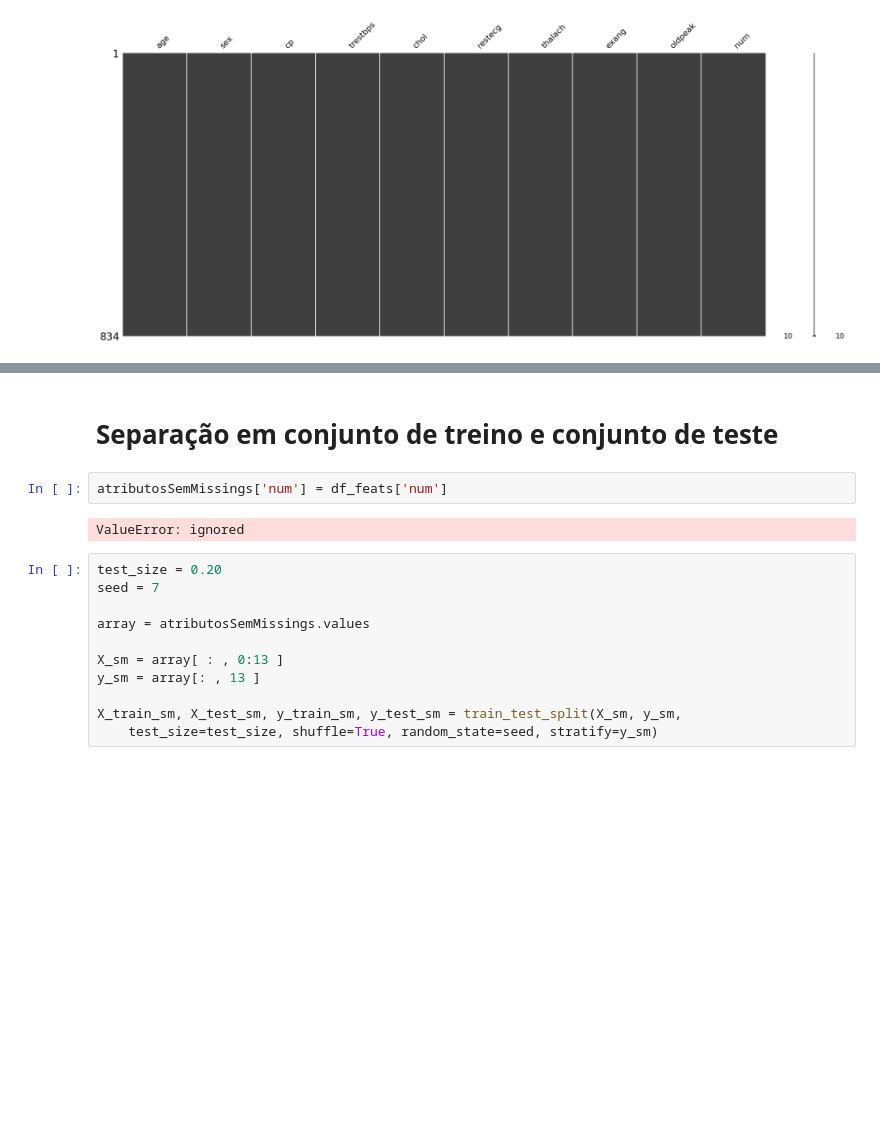
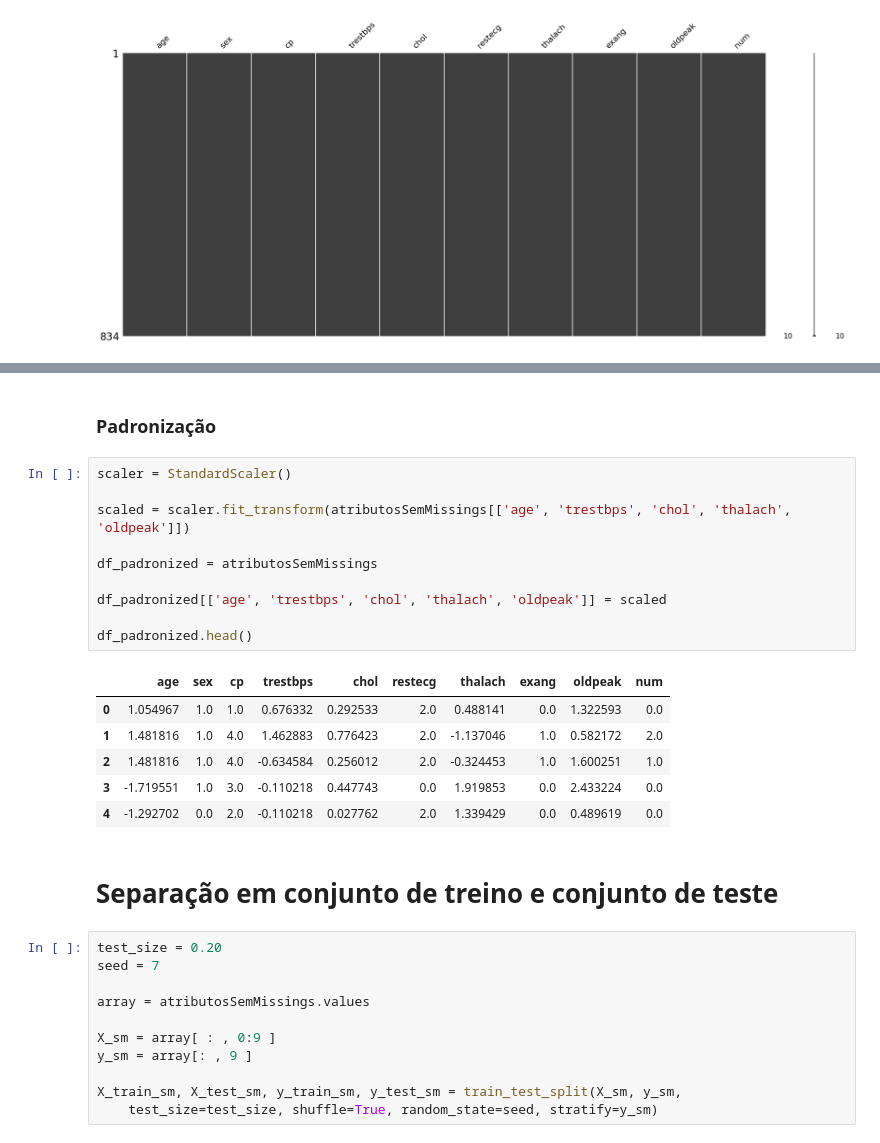
Before and after one commit to chicofreitas/puc-rio-mvp-heart-disease, a Jupyter notebook: colab/heart_diseases.ipynb, the cells around one changed output, grey strips where cells are left out. Saved outputs shown, nothing was run; the diff lists cells and outputs as text; blank space fills up the shorter version.

```diff
--- a/colab/heart_diseases.ipynb
+++ b/colab/heart_diseases.ipynb
@@ -877,17 +895,32 @@ Após a remoção das linhas Null, o dataset agora possui um total de 897 regist
+# %% [markdown]
+### Padronização
+# %%
+scaler = StandardScaler()
+
+scaled = scaler.fit_transform(atributosSemMissings[['age', 'trestbps', 'chol', 'thalach', 'oldpeak']])
+
+df_padronized = atributosSemMissings
+
+df_padronized[['age', 'trestbps', 'chol', 'thalach', 'oldpeak']] = scaled
+
+df_padronized.head()
+# %% [output]
+|  | age | sex | cp | trestbps | chol | restecg | thalach | exang | oldpeak | num |
+| 0 | 1.054967 | 1.0 | 1.0 | 0.676332 | 0.292533 | 2.0 | 0.488141 | 0.0 | 1.322593 | 0.0 |
+| 1 | 1.481816 | 1.0 | 4.0 | 1.462883 | 0.776423 | 2.0 | -1.137046 | 1.0 | 0.582172 | 2.0 |
+| 2 | 1.481816 | 1.0 | 4.0 | -0.634584 | 0.256012 | 2.0 | -0.324453 | 1.0 | 1.600251 | 1.0 |
+| 3 | -1.719551 | 1.0 | 3.0 | -0.110218 | 0.447743 | 0.0 | 1.919853 | 0.0 | 2.433224 | 0.0 |
+| 4 | -1.292702 | 0.0 | 2.0 | -0.110218 | 0.027762 | 2.0 | 1.339429 | 0.0 | 0.489619 | 0.0 |
 # %% [markdown]
 # Separação em conjunto de treino e conjunto de teste
-# %%
-atributosSemMissings['num'] = df_feats['num']
-# %% [output]
-ValueError: ignored
 # %%
 test_size = 0.20
 seed = 7
 
 array = atributosSemMissings.values
 
-X_sm = array[ : , 0:13 ]
-y_sm = array[: , 13 ]
+X_sm = array[ : , 0:9 ]
+y_sm = array[: , 9 ]
 
 X_train_sm, X_test_sm, y_train_sm, y_test_sm = train_test_split(X_sm, y_sm,
     test_size=test_size, shuffle=True, random_state=seed, stratify=y_sm)
```
Also changed, not shown: parts of 17 cells of this notebook.
